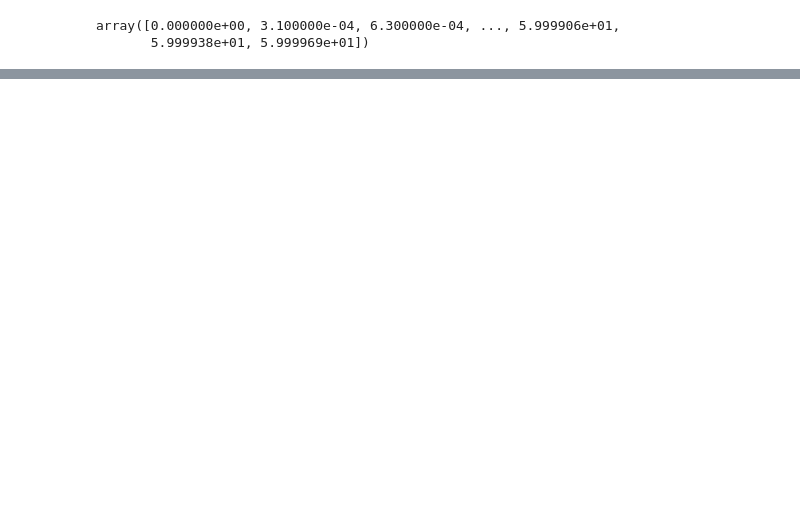
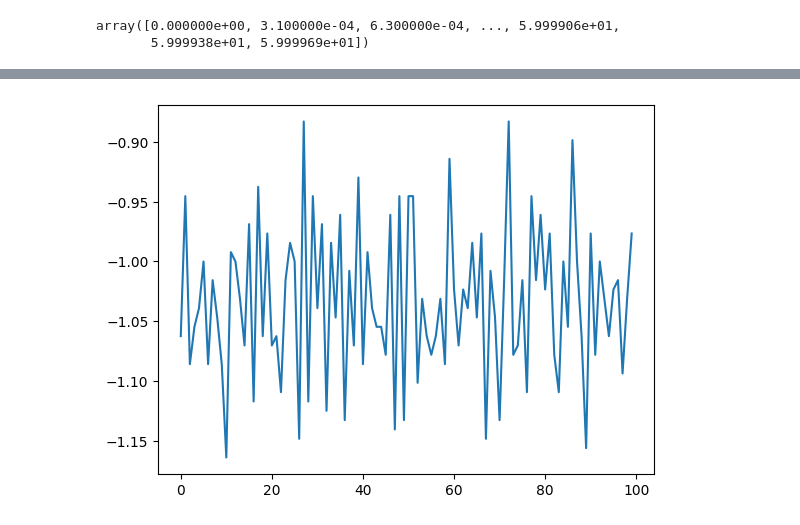
Before and after one commit to FlyingFish760/5ARIP10, a Jupyter notebook: HD_Model_NEW/test.ipynb, the cells around one changed output, grey strips where cells are left out. Drawn from its saved outputs; the diff is of its cells as text; code cells hidden in the pictures; blank space fills up the shorter version.

```diff
--- a/HD_Model_NEW/test.ipynb
+++ b/HD_Model_NEW/test.ipynb
@@ -89,0 +167,7 @@ array([0.000000e+00, 3.100000e-04, 6.300000e-04, ..., 5.999906e+01,
+# %%
+import matplotlib.pyplot as plt
+
+plt.plot(working_batches[2])
+plt.show()
+# %% [output]
+[figure, added]
```
Also changed, not shown: parts of 8 cells of this notebook, 2 other files.
